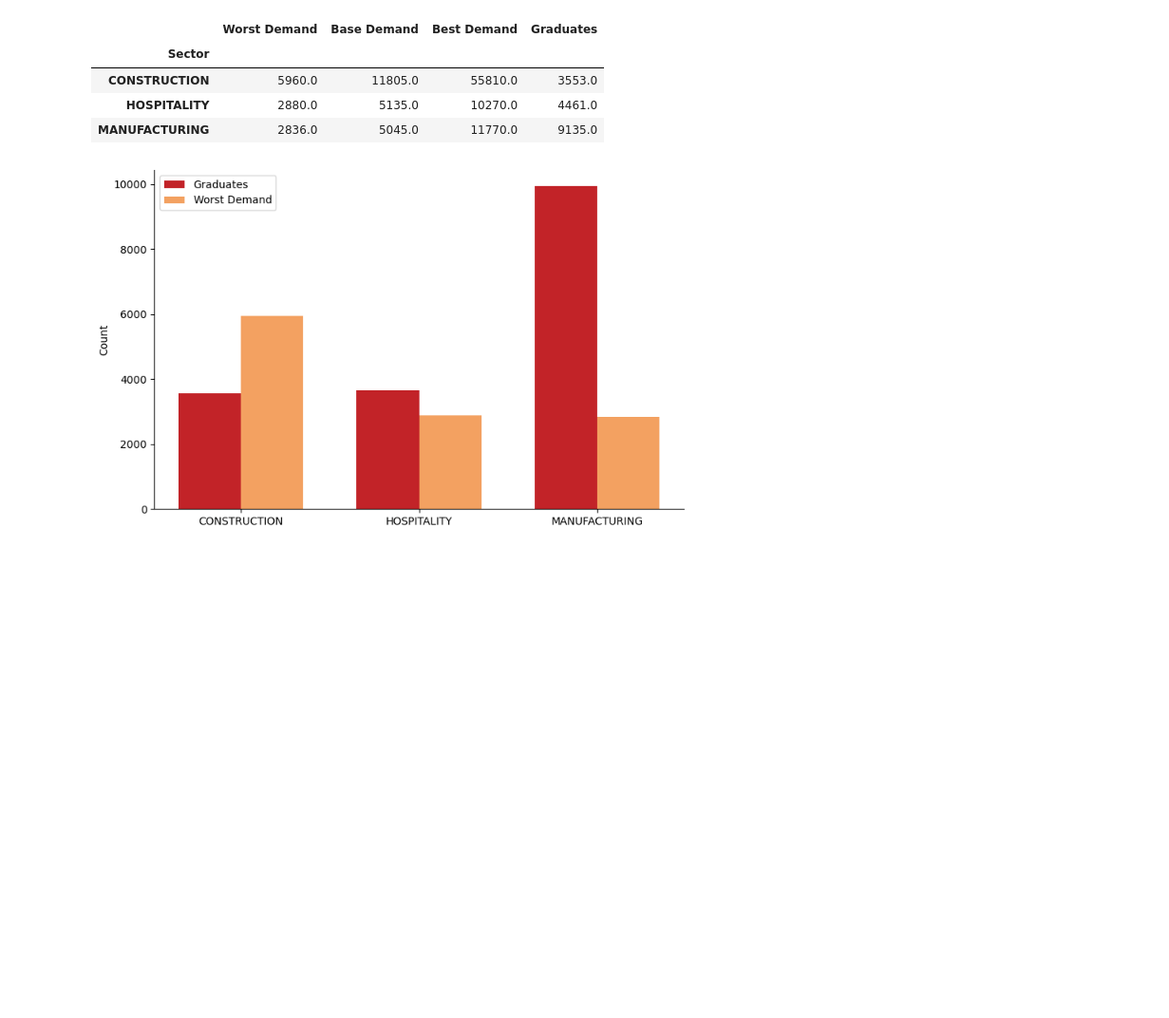
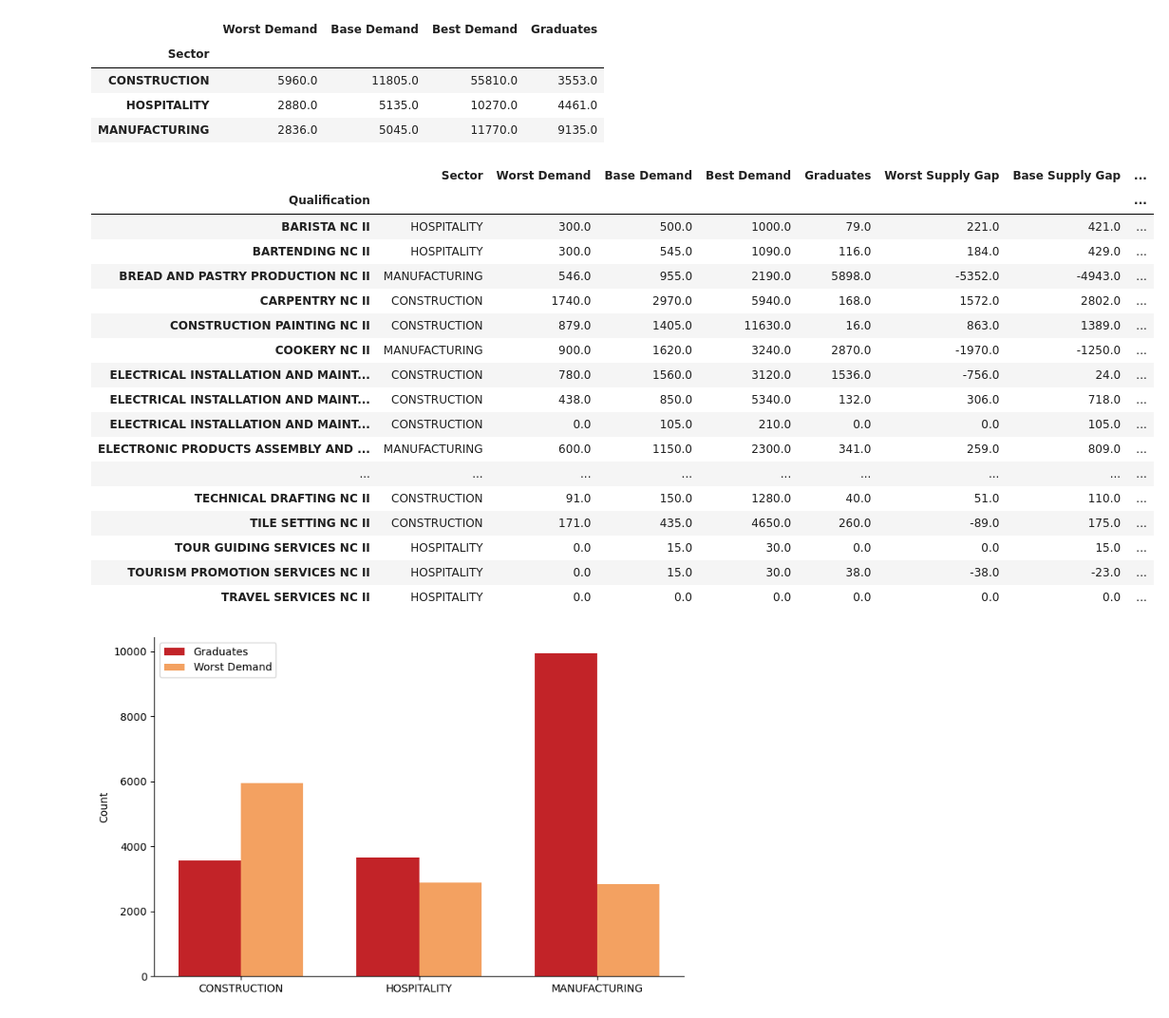
Before and after one commit to BSDSBA-JF/wadwani_intern, a Jupyter notebook: 03_tesda_cebu/CEBU/04_combining_supply_demand.ipynb, the cells around one changed output. Shown at 95% size. Cells and saved outputs as stored; diff of their text form; code cells hidden in the pictures; blank space fills up the shorter version.

```diff
--- a/03_tesda_cebu/CEBU/04_combining_supply_demand.ipynb
+++ b/03_tesda_cebu/CEBU/04_combining_supply_demand.ipynb
@@ -57,6 +57,27 @@ qualification_df = region_vii_market_df.groupby('Qualification').agg({
 qualification_df['Worst Supply Gap'] = qualification_df['Worst Demand'] - qualification_df['Graduates']
 qualification_df['Base Supply Gap'] = qualification_df['Base Demand'] - qualification_df['Graduates']
 qualification_df['Best Supply Gap'] = qualification_df['Best Demand'] - qualification_df['Graduates']
+# %%
+qualification_df
+# %% [output]
+|  | Sector | Worst Demand | Base Demand | Best Demand | Graduates | Worst Supply Gap | Base Supply Gap | ... |
+| Qualification |  |  |  |  |  |  |  | ... |
+| BARISTA NC II | HOSPITALITY | 300.0 | 500.0 | 1000.0 | 79.0 | 221.0 | 421.0 | ... |
+| BARTENDING NC II | HOSPITALITY | 300.0 | 545.0 | 1090.0 | 116.0 | 184.0 | 429.0 | ... |
+| BREAD AND PASTRY PRODUCTION NC II | MANUFACTURING | 546.0 | 955.0 | 2190.0 | 5898.0 | -5352.0 | -4943.0 | ... |
+| CARPENTRY NC II | CONSTRUCTION | 1740.0 | 2970.0 | 5940.0 | 168.0 | 1572.0 | 2802.0 | ... |
+| CONSTRUCTION PAINTING NC II | CONSTRUCTION | 879.0 | 1405.0 | 11630.0 | 16.0 | 863.0 | 1389.0 | ... |
+| COOKERY NC II | MANUFACTURING | 900.0 | 1620.0 | 3240.0 | 2870.0 | -1970.0 | -1250.0 | ... |
+| ELECTRICAL INSTALLATION AND MAINT... | CONSTRUCTION | 780.0 | 1560.0 | 3120.0 | 1536.0 | -756.0 | 24.0 | ... |
+| ELECTRICAL INSTALLATION AND MAINT... | CONSTRUCTION | 438.0 | 850.0 | 5340.0 | 132.0 | 306.0 | 718.0 | ... |
+| ELECTRICAL INSTALLATION AND MAINT... | CONSTRUCTION | 0.0 | 105.0 | 210.0 | 0.0 | 0.0 | 105.0 | ... |
+| ELECTRONIC PRODUCTS ASSEMBLY AND ... | MANUFACTURING | 600.0 | 1150.0 | 2300.0 | 341.0 | 259.0 | 809.0 | ... |
+| ... | ... | ... | ... | ... | ... | ... | ... | ... |
+| TECHNICAL DRAFTING NC II | CONSTRUCTION | 91.0 | 150.0 | 1280.0 | 40.0 | 51.0 | 110.0 | ... |
+| TILE SETTING NC II | CONSTRUCTION | 171.0 | 435.0 | 4650.0 | 260.0 | -89.0 | 175.0 | ... |
+| TOUR GUIDING SERVICES NC II | HOSPITALITY | 0.0 | 15.0 | 30.0 | 0.0 | 0.0 | 15.0 | ... |
+| TOURISM PROMOTION SERVICES NC II | HOSPITALITY | 0.0 | 15.0 | 30.0 | 38.0 | -38.0 | -23.0 | ... |
+| TRAVEL SERVICES NC II | HOSPITALITY | 0.0 | 0.0 | 0.0 | 0.0 | 0.0 | 0.0 | ... |
 # %%
 import matplotlib.pyplot as plt
 plot_df = qualification_df.dropna(subset=['Sector'])
```
Also changed, not shown: 2 other files.
